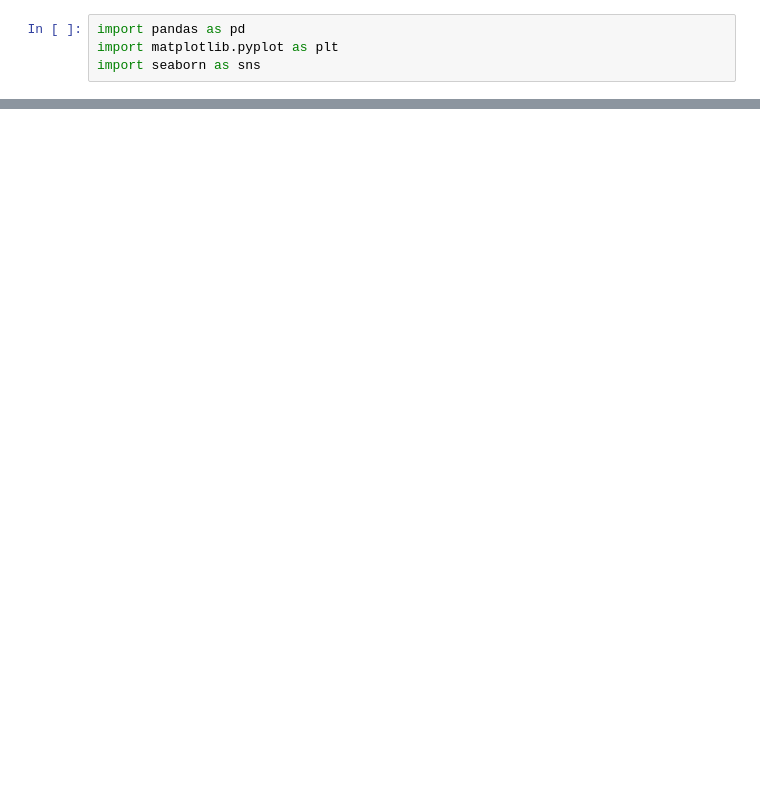
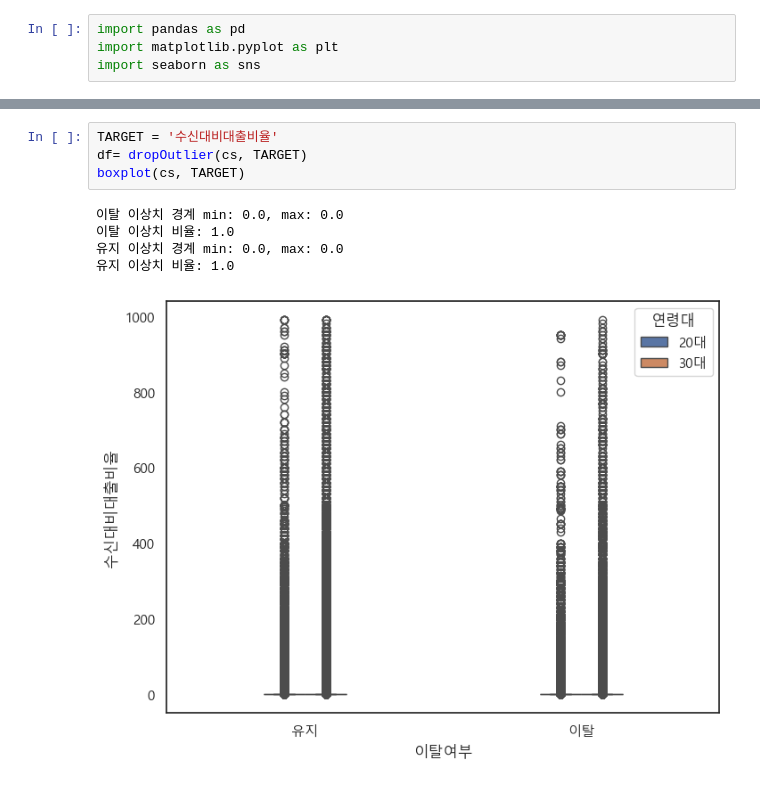
Before and after one commit to iMBanker-iM2030/IM2030, a Jupyter notebook: notebook/hyein.ipynb, the cells around one changed output, grey strips where cells are left out. Drawn from its saved outputs; the diff is of its cells as text; blank space fills up the shorter version.

```diff
--- a/notebook/hyein.ipynb
+++ b/notebook/hyein.ipynb
@@ -45,0 +91,10 @@ plt.show()
+# %%
+TARGET = '수신대비대출비율'
+df= dropOutlier(cs, TARGET)
+boxplot(cs, TARGET)
+# %% [output]
+이탈 이상치 경계 min: 0.0, max: 0.0
+이탈 이상치 비율: 1.0
+유지 이상치 경계 min: 0.0, max: 0.0
+유지 이상치 비율: 1.0
+[figure, added]
```
Also changed, not shown: parts of 20 cells of this notebook.
